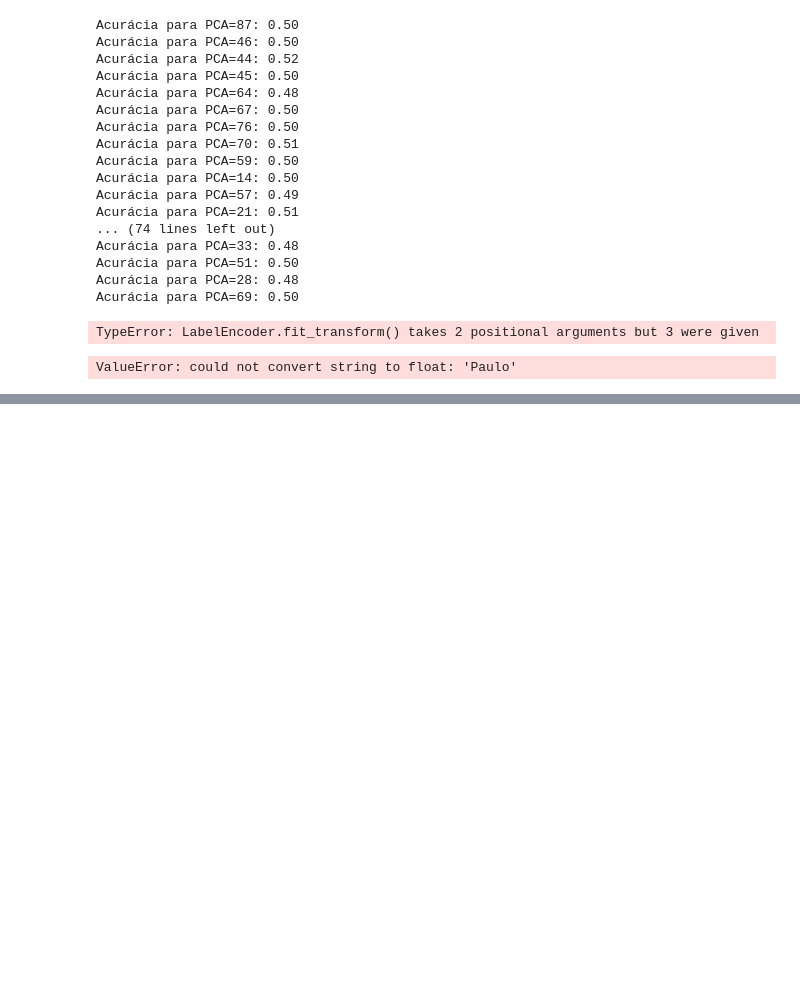
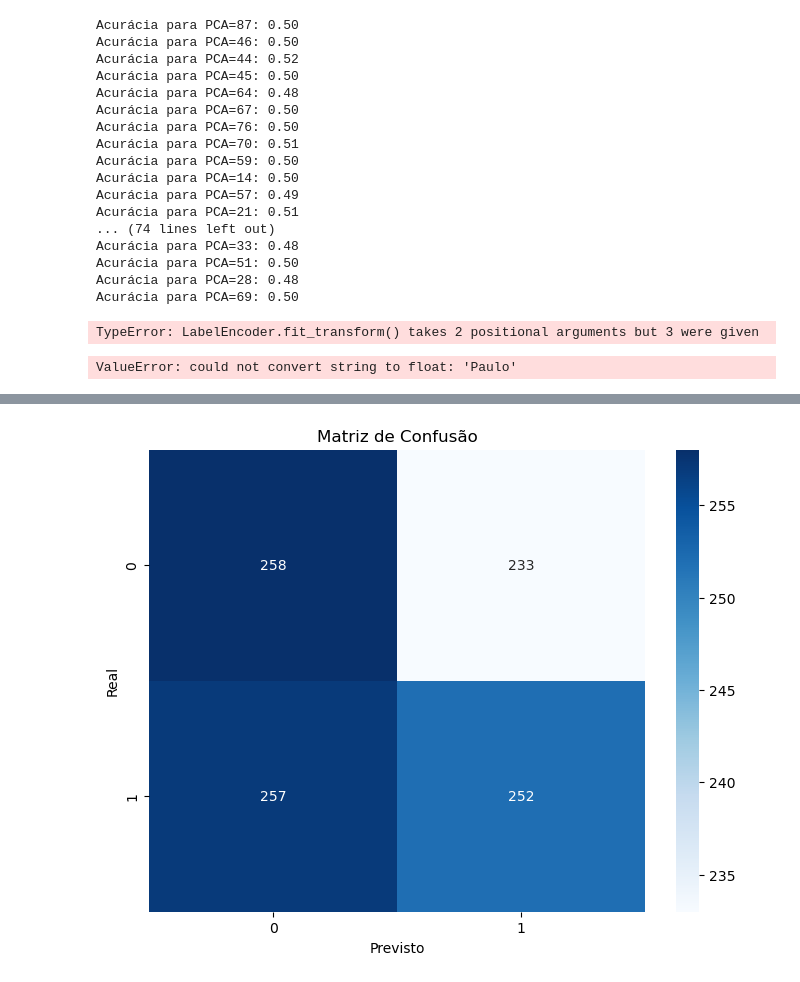
Before and after one commit to ltrento1903/S-OP3, a Jupyter notebook: Regressão Logística.ipynb, the cells around one changed output, grey strips where cells are left out. Cells and saved outputs as stored; diff of their text form; code cells hidden in the pictures; blank space fills up the shorter version.

```diff
--- a/Regressão Logística.ipynb
+++ b/Regressão Logística.ipynb
@@ -390,3 +390,89 @@ prob_contrato_1 = probabilidades[0, 1]
 print(f"A probabilidade prevista para Contrato=1 é: {prob_contrato_1:.2f}")
 # %% [output]
 ValueError: could not convert string to float: 'Paulo'
+# %%
+import pandas as pd
+import numpy as np
+import seaborn as sns
+import matplotlib.pyplot as plt
+from sklearn.model_selection import train_test_split
+from sklearn.linear_model import LogisticRegression
+from sklearn.preprocessing import LabelEncoder
+from sklearn.metrics import accuracy_score, confusion_matrix, classification_report
+
+# Dados aleatórios
+dados_aleatorios = {
+    'proposta': np.random.randint(100, 400, 5000),
+    'Região': np.random.choice(['São Paulo', 'Porto Alegre', 'Curitiba'], 5000),
+    'Vendedor': np.random.choice(['Paulo', 'João', 'Carla'], 5000),
+    'PCA': np.random.randint(10, 100, 5000),
+    'Contrato': np.random.choice([0, 1], 5000)
+}
+
+# Criando DataFrame com os dados aleatórios
+df = pd.DataFrame(dados_aleatorios)
+
+# Convertendo variáveis categóricas em numéricas usando Label Encoding
+label_encoder_regiao = LabelEncoder()
+df['Região'] = label_encoder_regiao.fit_transform(df['Região'])
+
+label_encoder_vendedor = LabelEncoder()
+df['Vendedor'] = label_encoder_vendedor.fit_transform(df['Vendedor'])
+
+# Separando as features (X) e o target (y)
+X = df.drop('Contrato', axis=1)
+y = df['Contrato']
+
+# Dividindo os dados em conjunto de treino e teste
+X_train, X_test, y_train, y_test = train_test_split(X, y, test_size=0.2, random_state=42)
+
+# Criando o modelo de regressão logística com ajustes
+modelo_regressao_logistica = LogisticRegression(
+    C=0.1,                # Ajuste de regularização
+    class_weight='balanced',  # Ajuste de peso das classes
+    solver='lbfgs',       # Escolha do solver
+    max_iter=1000          # Número máximo de iterações
+)
+
+# Treinando o modelo
+modelo_regressao_logistica.fit(X_train, y_train)
+
+# Fazendo previsões no conjunto de teste
+y_pred = modelo_regressao_logistica.predict(X_test)
+
+# Avaliando o desempenho do modelo
+acuracia = accuracy_score(y_test, y_pred)
+matriz_confusao = confusion_matrix(y_test, y_pred)
+relatorio_classificacao = classification_report(y_test, y_pred)
+
+# Imprimindo os resultados
+print(f'Acurácia: {acuracia:.2f}')
+print('Matriz de Confusão:')
+print(matriz_confusao)
+print('Relatório de Classificação:')
+print(relatorio_classificacao)
+
+# Plotando a matriz de confusão
+plt.figure(figsize=(8, 6))
+sns.heatmap(matriz_confusao, annot=True, fmt='d', cmap='Blues', xticklabels=['0', '1'], yticklabels=['0', '1'])
+plt.title('Matriz de Confusão')
+plt.xlabel('Previsto')
+plt.ylabel('Real')
+plt.show()
+
+# Criando uma instância com os valores fornecidos
+nova_instancia = pd.DataFrame({'proposta': [200],
+                                'Região': ['São Paulo'],
+                                'Vendedor': ['Paulo'],
+                                'PCA': [90]})
+
+# Convertendo variáveis categóricas em numéricas usando Label Encoding
+nova_instancia['Região'] = label_encoder_regiao.transform(nova_instancia['Região'])
+nova_instancia['Vendedor'] = label_encoder_vendedor.transform(nova_instancia['Vendedor'])
+
+# Fazendo a previsão
+previsao_contrato = modelo_regressao_logistica.predict(nova_instancia)
+
+# Imprimindo a previsão
+print(f'A previsão para a Região=São Paulo, PCA=90 é: {previsao_contrato[0]}')
+# %% [output]
@@ -392,0 +492 @@ ValueError: could not convert string to float: 'Paulo'
+[figure, added]
```
Also changed, not shown: parts of 2 cells of this notebook.
